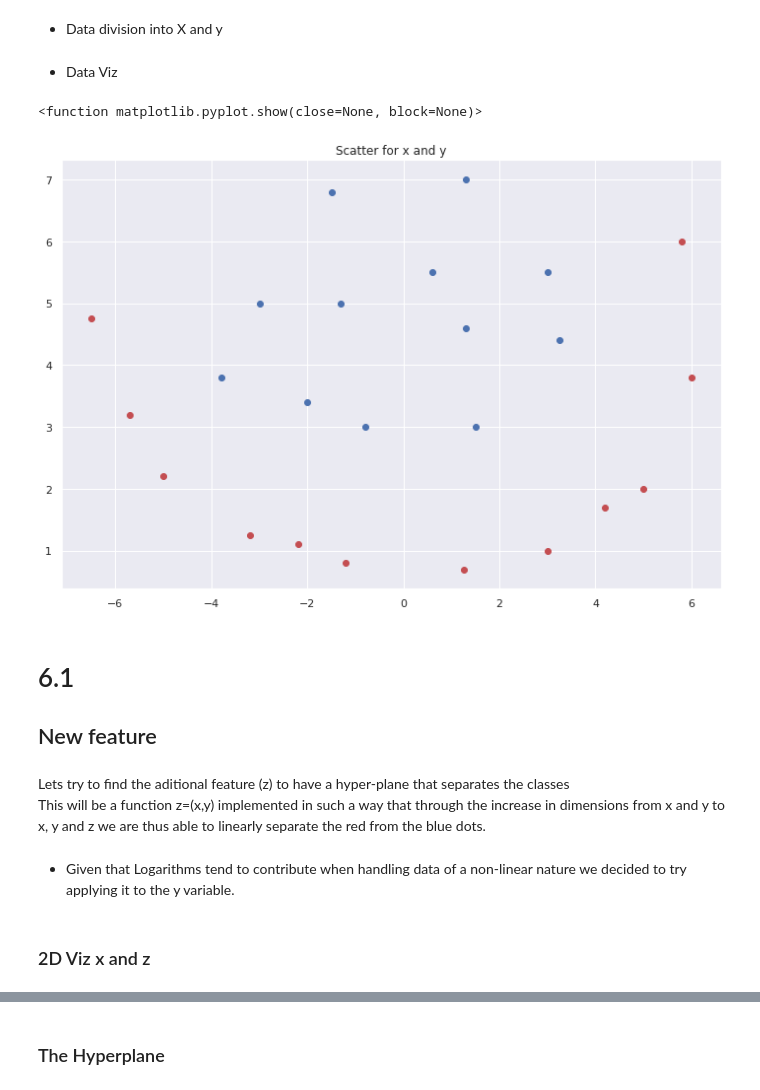
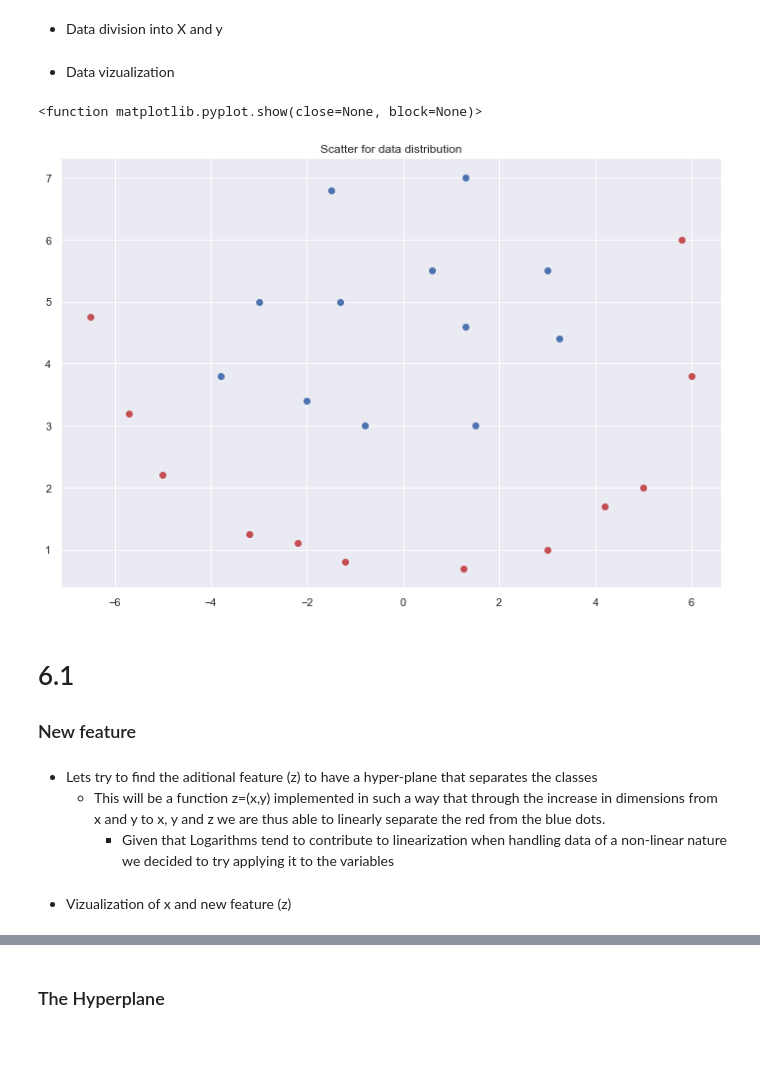
Before and after one commit to ASobreira/Advanced-Machine-Learning, a Jupyter notebook: Assignments/Assignment2/Assignment2_Ex4_5_6.ipynb, the cells around one changed output, grey strips where cells are left out. Drawn from its saved outputs; the diff is of its cells as text; code cells hidden in the pictures; blank space fills up the shorter version.

```diff
--- a/Assignments/Assignment2/Assignment2_Ex4_5_6.ipynb
+++ b/Assignments/Assignment2/Assignment2_Ex4_5_6.ipynb
@@ -238,27 +244,26 @@ X = points.iloc[:,:2]
 points['color'].replace({'Blue': 1, 'Red': 0}, inplace = True)
 label = points.iloc[:,2:]
 # %% [markdown]
- - Data Viz
+ - Data vizualization
 # %%
 sns.set(rc={'figure.figsize':(12,8)})
 for i in range(len(points.index)):
   if points["color"][i]==0:
     plt.scatter(points.iloc[i]["x"], points.iloc[i]["y"], marker = "o", c = "r")
   else:
     plt.scatter(points.iloc[i]["x"], points.iloc[i]["y"], marker = "o", c = "b")
-plt.title("Scatter for x and y" )
+plt.title("Scatter for data distribution" )
 plt.show
 # %% [output]
 <function matplotlib.pyplot.show(close=None, block=None)>
-[figure, old version]
+[figure, new version]
 # %% [markdown]
 # 6.1
-## New feature
+### New feature
 # %% [markdown]
-Lets try to find the aditional feature (z) to have a hyper-plane that separates the classes\
-This will be a function z=(x,y) implemented in such a way that through the increase in dimensions from x and y to x, y and z we are thus able to linearly separate the red from the blue dots.
+- Lets try to find the aditional feature (z) to have a hyper-plane that separates the classes
+    - This will be a function z=(x,y) implemented in such a way that through the increase in dimensions from x and y to x, y and z we are thus able to linearly separate the red from the blue dots.
+        - Given that Logarithms tend to contribute to linearization when handling data of a non-linear nature we decided to try applying it to the variables
-# %% [markdown]
- - Given that Logarithms tend to contribute when handling data of a non-linear nature we decided to try applying it to the y variable.
 # %%
 x = points["x"]
 y = points["y"]
@@ -266,7 +270,7 @@ y = points["y"]
 z = 3*x - np.log(y)
 points["z"] = z
 # %% [markdown]
-### 2D Viz x and z
+- Vizualization of x and new feature (z)
 # %%
 sns.set(rc={'figure.figsize':(12,8)})
 for i in range(len(points.index)):
```
Also changed, not shown: parts of 53 cells of this notebook.
